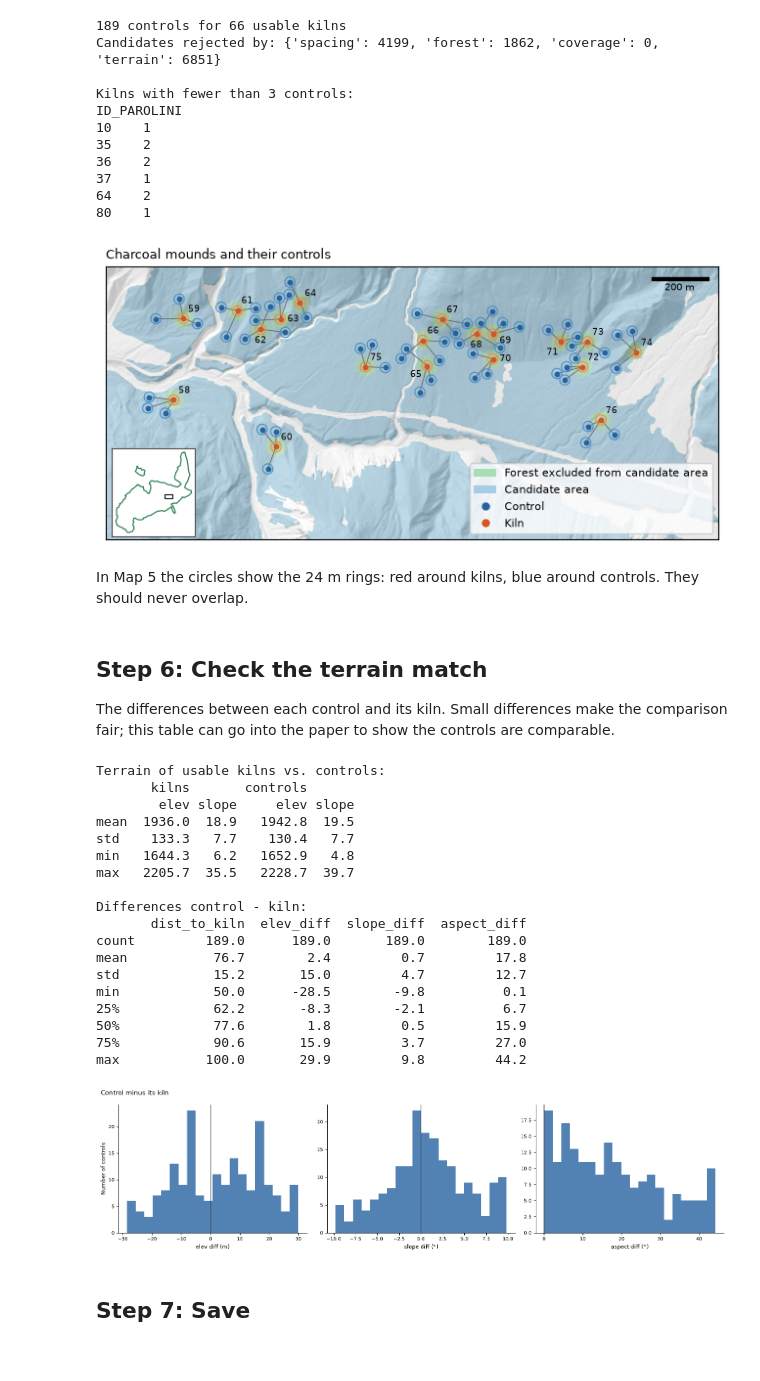
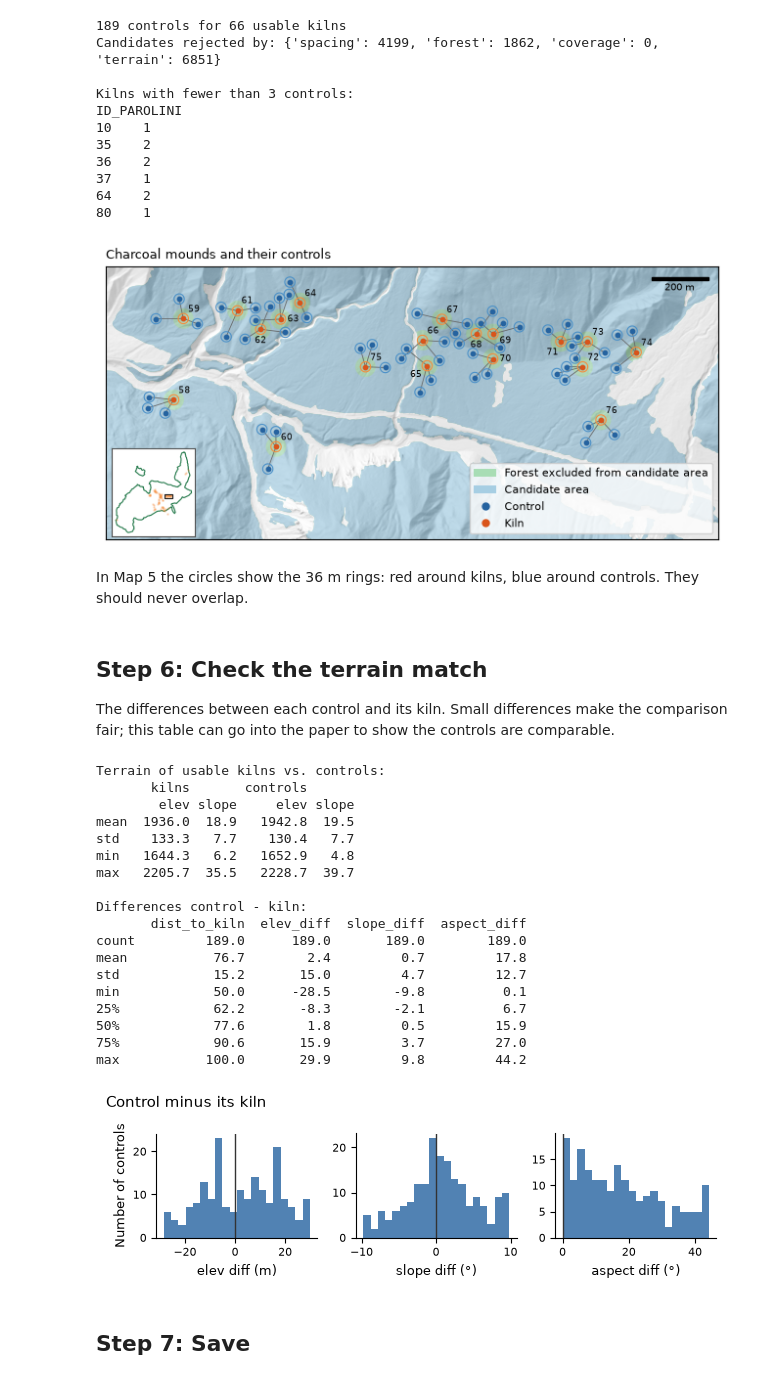
Before and after one commit to fabianott/GEO-715-Project, a Jupyter notebook: new testfolder/control_points.ipynb, the cells around one changed output. Cells and saved outputs as stored; diff of their text form; code cells hidden in the pictures.

Commit message:
controls and semivariogram completed 2.0

```diff
--- a/new testfolder/control_points.ipynb
+++ b/new testfolder/control_points.ipynb
@@ -567,12 +569,12 @@ draw(ax, [
     (kilns, dict(color=C_KILN, markersize=10, label="Kiln")),
 ], title="Charcoal mounds and their controls", bounds=VIEW)
 label_points(ax, kilns, ID_COLUMN, VIEW, LABEL_ANGLES)
-add_inset(ax)
+add_inset(ax, show_kilns=True)
 save_map(fig, "map4_Kilns_and_their_controls")
 # %% [output]
-[figure, old version]
+[figure, new version]
 # %% [markdown]
-In Map 5 the circles show the 24 m rings: red around kilns, blue around controls. They should never overlap.
+In Map 5 the circles show the 36 m rings: red around kilns, blue around controls. They should never overlap.
 # %% [markdown]
 ## Step 6: Check the terrain match
 The differences between each control and its kiln. Small differences make the comparison fair; this table can go into the paper to show the controls are comparable.
@@ -591,36 +593,36 @@ print(pd.concat({"kilns": kilns.loc[kilns["usable"], ["elev", "slope"]].describe
 print("\nDifferences control - kiln:")
 print(cmp[["dist_to_kiln", "elev_diff", "slope_diff", "aspect_diff"]].describe().round(1).to_string())
 
-fig, axes = plt.subplots(1, 3, figsize=(15, 4))
+fig, axes = plt.subplots(1, 3, figsize=(6.3, 2))
 for ax, col, unit in zip(axes, ["elev_diff", "slope_diff", "aspect_diff"], ["m", "°", "°"]):
     ax.hist(cmp[col].dropna(), bins=20, color=C_CTRL, alpha=0.8)
     ax.axvline(0, color="0.2", linewidth=1)
     ax.set_xlabel(f"{col.replace('_', ' ')} ({unit})")
     ax.spines[["top", "right"]].set_visible(False)
 axes[0].set_ylabel("Number of controls")
 fig.suptitle("Control minus its kiln", x=0.01, ha="left")
 plt.tight_layout()
 save_map(fig, "graph1_control_minus_its_kiln")
 # %% [output]
 Terrain of usable kilns vs. controls:
        kilns       controls
         elev slope     elev slope
 mean  1936.0  18.9   1942.8  19.5
 std    133.3   7.7    130.4   7.7
 min   1644.3   6.2   1652.9   4.8
 max   2205.7  35.5   2228.7  39.7
 
 Differences control - kiln:
        dist_to_kiln  elev_diff  slope_diff  aspect_diff
 count         189.0      189.0       189.0        189.0
 mean           76.7        2.4         0.7         17.8
 std            15.2       15.0         4.7         12.7
 min            50.0      -28.5        -9.8          0.1
 25%            62.2       -8.3        -2.1          6.7
 50%            77.6        1.8         0.5         15.9
 75%            90.6       15.9         3.7         27.0
 max           100.0       29.9         9.8         44.2
-[figure, old version]
+[figure, new version]
 # %% [markdown]
 ## Step 7: Save
 # %%
```
Also changed, not shown: parts of 4 cells of this notebook, 11 other files.
